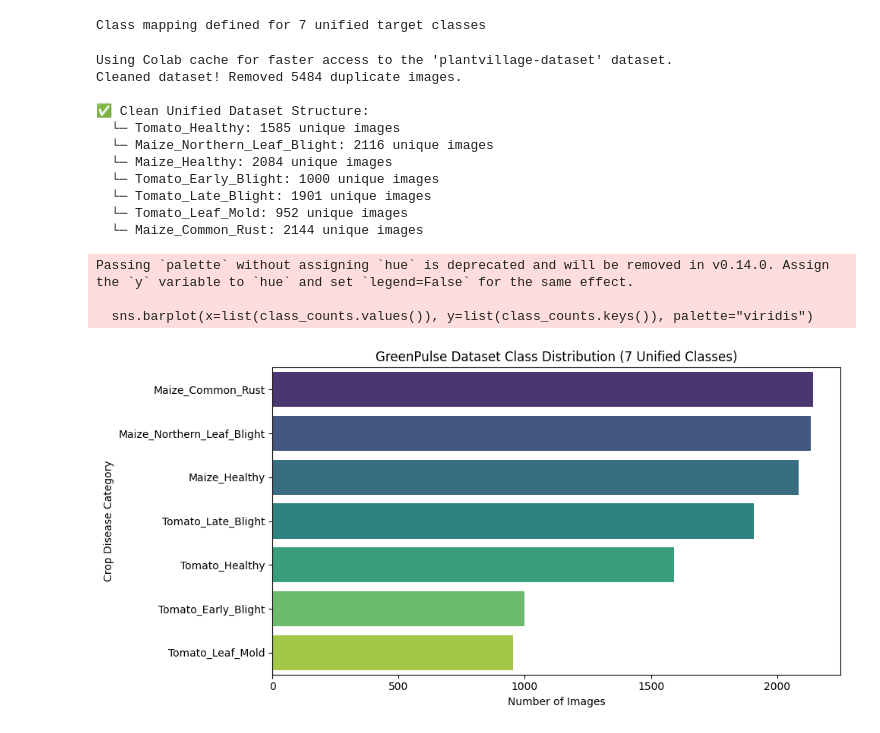
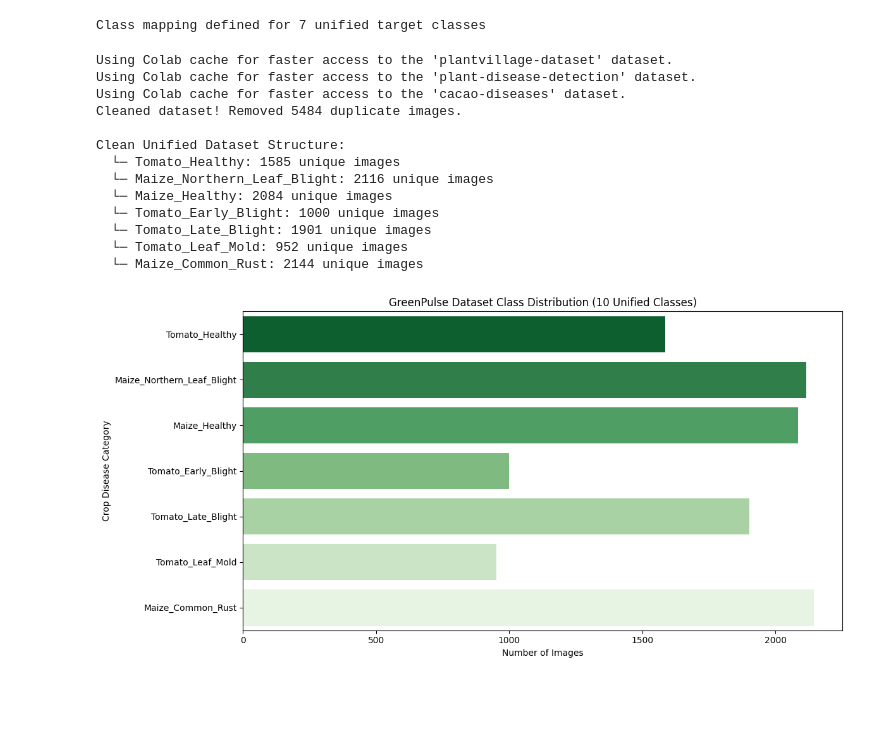
Before and after one commit to KekeliIsHere/GreenPulse, a Jupyter notebook: notebooks/00_data_exploration_and_cleaning.ipynb, the cells around one changed output. Saved outputs shown, nothing was run; the diff lists cells and outputs as text; code cells hidden in the pictures; blank space fills up the shorter version.

```diff
--- a/notebooks/00_data_exploration_and_cleaning.ipynb
+++ b/notebooks/00_data_exploration_and_cleaning.ipynb
@@ -81,11 +83,13 @@ def remove_duplicates(dataset_dir):
 # %%
 plantvillage_path = kagglehub.dataset_download("abdallahalidev/plantvillage-dataset")
 plant_disease_path = kagglehub.dataset_download("karagwaanntreasure/plant-disease-detection")
+cocoa_path = kagglehub.dataset_download("zaldyjr/cacao-diseases")
 
 
 pv_color = Path(plantvillage_path) / "plantvillage dataset" / "color"
 second_ds = Path(plant_disease_path) / "Dataset"
 clean_dataset_dir = Path("/content/clean_crop_dataset")
+cocoa_dir = Path(cocoa_path) / "cacao_diseases" / "cacao_photos"
 
 #Unifiying the datasets
 create_unified_dataset(pv_color, clean_dataset_dir)
@@ -101,9 +105,11 @@ for folder in clean_dataset_dir.iterdir():
         print(f"  └─ {folder.name}: {len(list(folder.iterdir()))} unique images")
 # %% [output]
 Using Colab cache for faster access to the 'plantvillage-dataset' dataset.
+Using Colab cache for faster access to the 'plant-disease-detection' dataset.
+Using Colab cache for faster access to the 'cacao-diseases' dataset.
 Cleaned dataset! Removed 5484 duplicate images.
 
-✅ Clean Unified Dataset Structure:
+Clean Unified Dataset Structure:
   └─ Tomato_Healthy: 1585 unique images
   └─ Maize_Northern_Leaf_Blight: 2116 unique images
   └─ Maize_Healthy: 2084 unique images
@@ -113,25 +119,15 @@ Cleaned dataset! Removed 5484 duplicate images.
   └─ Maize_Common_Rust: 2144 unique images
 # %%
 # Count images per unified class and plot
-class_counts = {
-    "Maize_Common_Rust": 2144,
-    "Maize_Northern_Leaf_Blight": 2133,
-    "Maize_Healthy": 2084,
-    "Tomato_Late_Blight": 1909,
-    "Tomato_Healthy": 1591,
-    "Tomato_Early_Blight": 1000,
-    "Tomato_Leaf_Mold": 952
-}
+counts = {folder.name: len(list(folder.iterdir())) for folder in clean_dataset_dir.iterdir() if folder.is_dir()}
 
-plt.figure(figsize=(10, 5))
-sns.barplot(x=list(class_counts.values()), y=list(class_counts.keys()), palette="viridis")
-plt.title("GreenPulse Dataset Class Distribution (7 Unified Classes)")
+plt.figure(figsize=(12, 6))
+sns.barplot(x=list(counts.values()), y=list(counts.keys()), hue=list(counts.keys()), palette="Greens_r", legend=False)
+plt.title("GreenPulse Dataset Class Distribution (10 Unified Classes)")
 plt.xlabel("Number of Images")
 plt.ylabel("Crop Disease Category")
 plt.tight_layout()
+plt.savefig("dataset_distribution.png")
 plt.show()
 # %% [output]
-Passing `palette` without assigning `hue` is deprecated and will be removed in v0.14.0. Assign the `y` variable to `hue` and set `legend=False` for the same effect.
-
-  sns.barplot(x=list(class_counts.values()), y=list(class_counts.keys()), palette="viridis")
-[figure, old version]
+[figure, new version]
```
Also changed, not shown: parts of 2 cells of this notebook.
